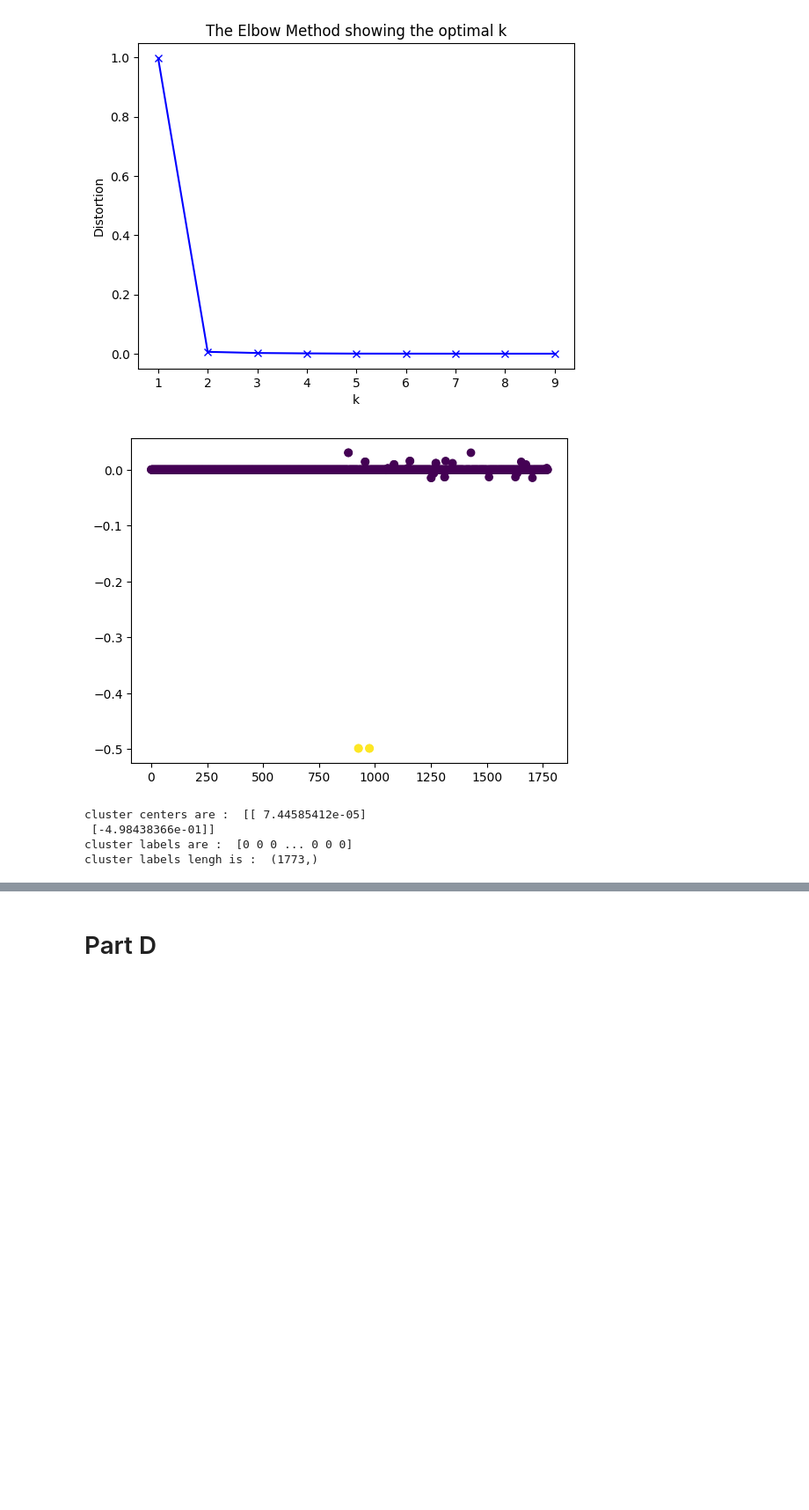
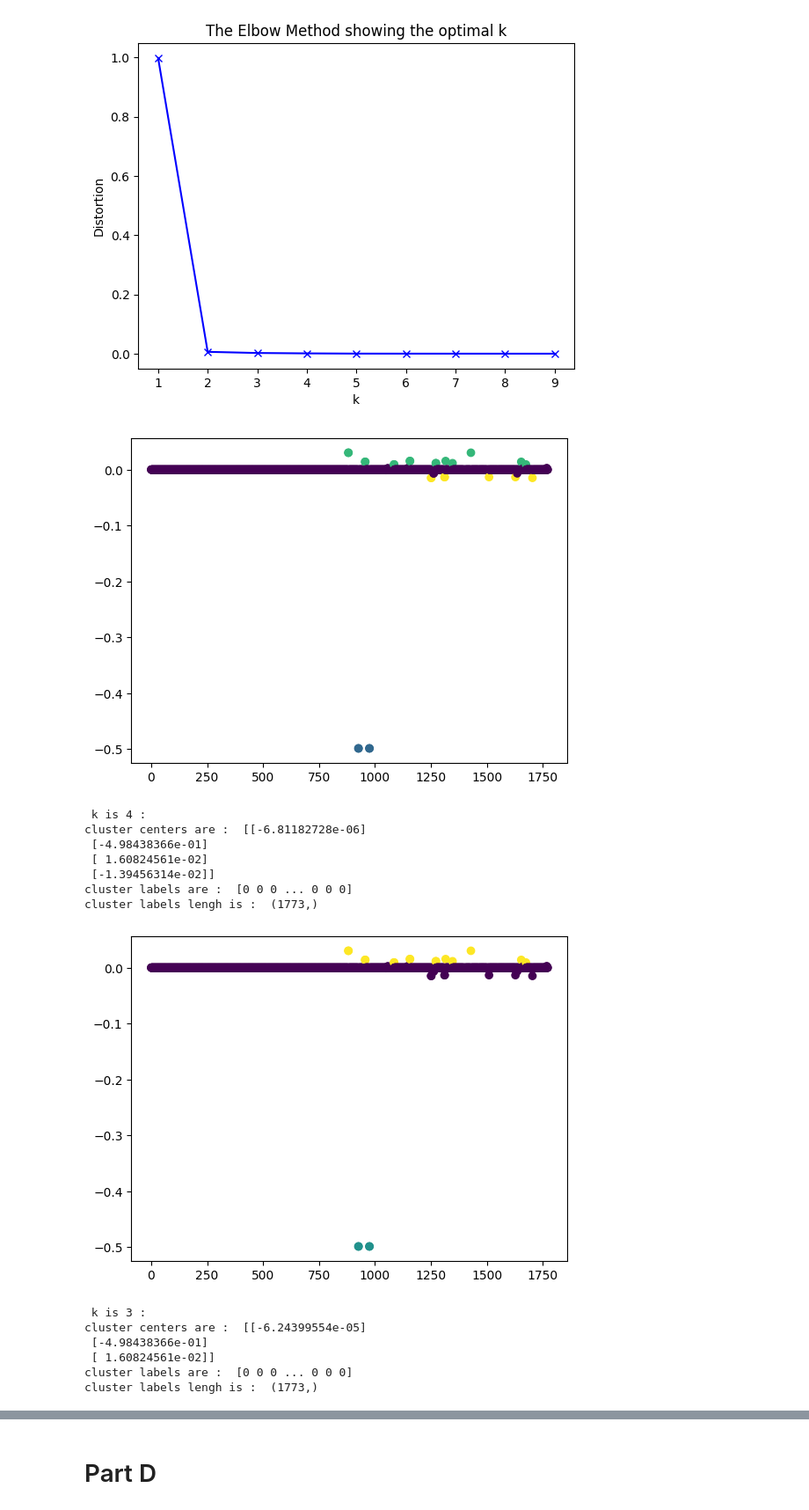
Before and after one commit to peymanHashemi/Complex_Network_Ex02, a Jupyter notebook: Q3.ipynb, the cells around one changed output, grey strips where cells are left out. Shown: that part at 88% size. Cells and saved outputs as stored; diff of their text form; code cells hidden in the pictures; blank space fills up the shorter version.

```diff
--- a/Q3.ipynb
+++ b/Q3.ipynb
@@ -211,19 +190,50 @@ plt.title('The Elbow Method showing the optimal k')
 plt.show()
 # %% [output]
 [figure]
-# %%
-#kmeans clustering k=3 and plotting
-kmeans = KMeans(n_clusters=2, random_state=0).fit(np.array(vector2_real).reshape(-1,1))
-labels = kmeans.labels_
-plt.scatter(range(graph.number_of_nodes()),vector2_real,c=labels, cmap='viridis')
-plt.show()
-
-print('cluster centers are : ',kmeans.cluster_centers_)
-print('cluster labels are : ',labels)
-print('cluster labels lengh is : ',labels.shape)
-# %% [output]
-[figure, removed]
-cluster centers are :  [[ 7.44585412e-05]
- [-4.98438366e-01]]
-cluster labels are :  [0 0 0 ... 0 0 0]
-cluster labels lengh is :  (1773,)
+# %%
+#kmeans clustering k=3 and plotting
+kmeans_4 = KMeans(n_clusters=4, random_state=0).fit(np.array(vector2_real).reshape(-1,1))
+labels_4 = kmeans_4.labels_
+plt.scatter(range(graph.number_of_nodes()),vector2_real,c=labels_4, cmap='viridis')
+plt.show()
+
+print(' k is 4 :')
+print('cluster centers are : ',kmeans_4.cluster_centers_)
+print('cluster labels are : ',labels_4)
+print('cluster labels lengh is : ',labels_4.shape)
+
+kmeans_3 = KMeans(n_clusters=3, random_state=0).fit(np.array(vector2_real).reshape(-1,1))
+labels_3 = kmeans_3.labels_
+plt.scatter(range(graph.number_of_nodes()),vector2_real,c=labels_3, cmap='viridis')
+plt.show()
+
+print(' k is 3 :')
+print('cluster centers are : ',kmeans_3.cluster_centers_)
+print('cluster labels are : ',labels_3)
+print('cluster labels lengh is : ',labels_3.shape)
+
+kmeans_2 = KMeans(n_clusters=2, random_state=0).fit(np.array(vector2_real).reshape(-1,1))
+labels_2 = kmeans_2.labels_
+plt.scatter(range(graph.number_of_nodes()),vector2_real,c=labels_2, cmap='viridis')
+plt.show()
+
+print(' k is 2 :')
+print('cluster centers are : ',kmeans_2.cluster_centers_)
+print('cluster labels are : ',labels_2)
+print('cluster labels lengh is : ',labels_2.shape)
+# %% [output]
+[figure, added]
+ k is 4 :
+cluster centers are :  [[-6.81182728e-06]
+ [-4.98438366e-01]
+ [ 1.60824561e-02]
+ [-1.39456314e-02]]
+cluster labels are :  [0 0 0 ... 0 0 0]
+cluster labels lengh is :  (1773,)
+[figure, added]
+ k is 3 :
+cluster centers are :  [[-6.24399554e-05]
+ [-4.98438366e-01]
+ [ 1.60824561e-02]]
+cluster labels are :  [0 0 0 ... 0 0 0]
+cluster labels lengh is :  (1773,)
```
Also changed, not shown: parts of 7 cells of this notebook.
